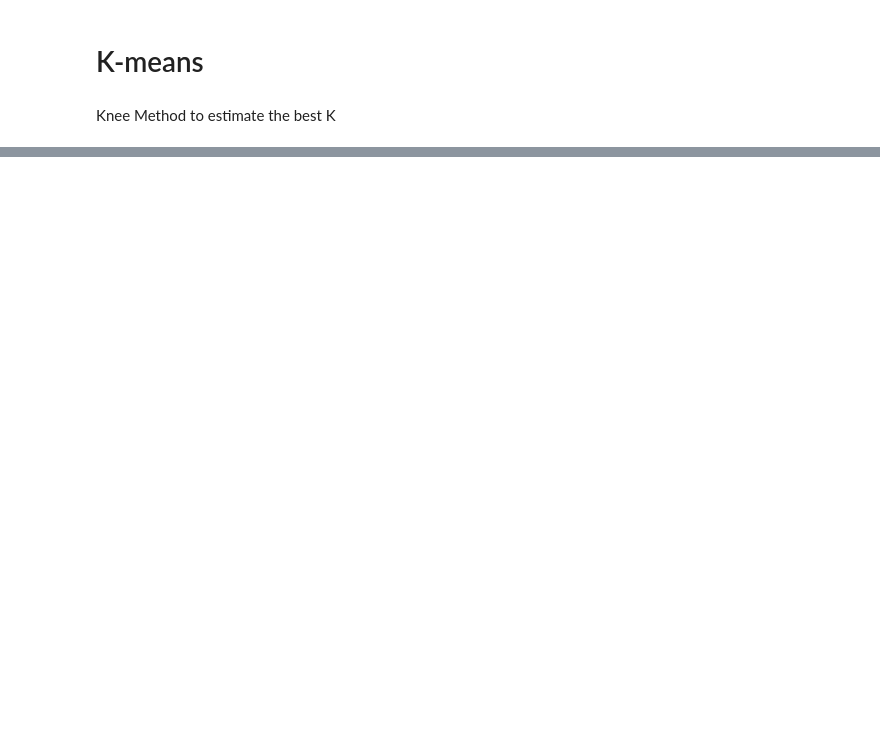
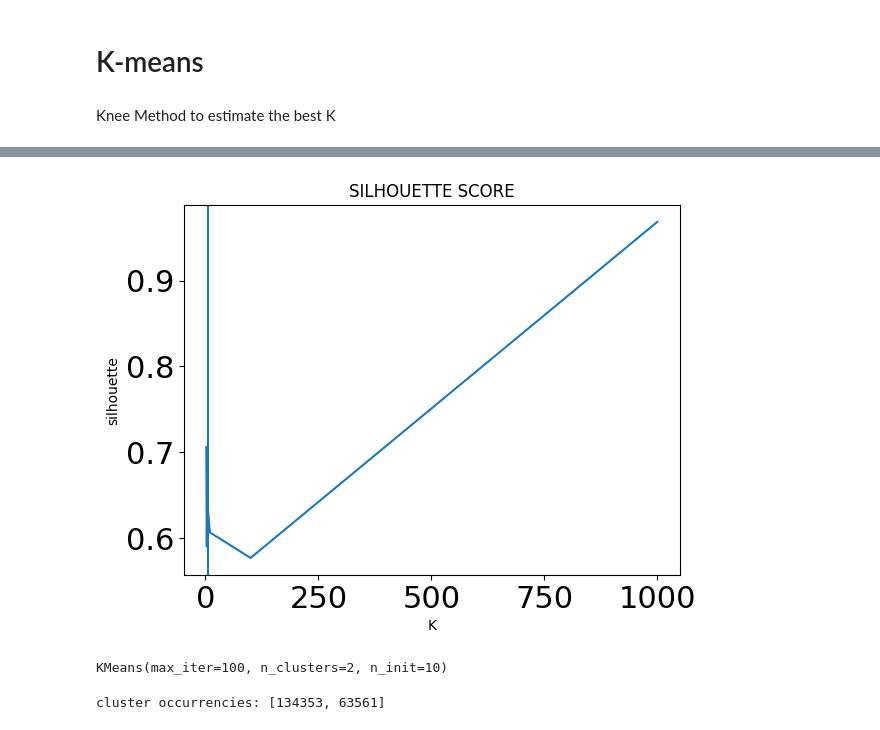
Before and after one commit to vezzusamu/dm-project, a Jupyter notebook: TASK2/Kmeans_Xmeans_clustering.ipynb, the cells around one changed output, grey strips where cells are left out. Saved outputs shown, nothing was run; the diff lists cells and outputs as text; code cells hidden in the pictures; blank space fills up the shorter version.

Commit message:
corrected some indicators, K-means, X-Means (WIP)

```diff
--- a/TASK2/Kmeans_Xmeans_clustering.ipynb
+++ b/TASK2/Kmeans_Xmeans_clustering.ipynb
@@ -112,0 +137,30 @@ plt.show()
+# %%
+silhouette_list = [dict_kmeans[f'{k}_silhouette_score'] for k in k_grid]
+plt.plot(k_grid, silhouette_list)
+plt.ylabel('silhouette')
+plt.xlabel('K')
+plt.tick_params(axis='both', which='major', labelsize=22)
+plt.title('SILHOUETTE SCORE')
+#plt.axvline(6)
+plt.show()
+# %% [output]
+[figure, added]
+# %%
+#RETRAIN BEST K-MEANS
+best_k = 2
+best_kmeans = KMeans(n_clusters=best_k, n_init=10, max_iter=100)
+best_kmeans.fit(df_numeric)
+# %% [output]
+KMeans(max_iter=100, n_clusters=2, n_init=10)
+# %%
+# Calculate number of clusters for final kmeans
+n_clusters = len(np.unique(best_kmeans.labels_))
+
+# Calculate list of label occurrencies for each cluster
+occ_list = []
+for k in range(n_clusters):
+    occ_list.append(np.count_nonzero(best_kmeans.labels_ == k))
+
+print('cluster occurrencies:', occ_list)
+# %% [output]
+cluster occurrencies: [134353, 63561]
```
Also changed, not shown: parts of 10 cells of this notebook, 4 other files.
